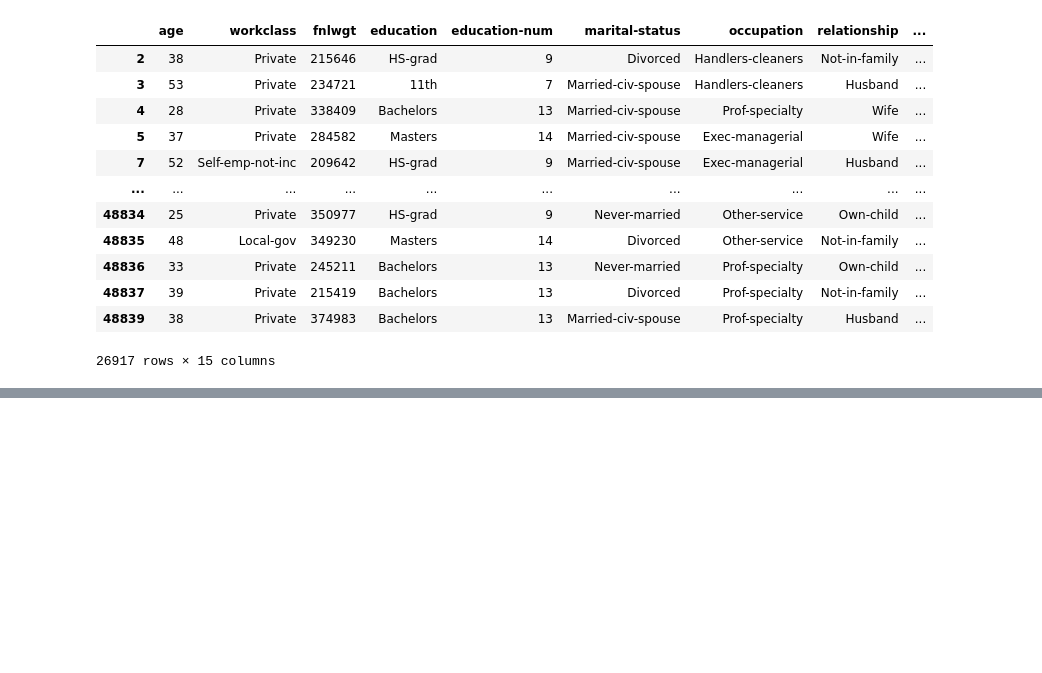
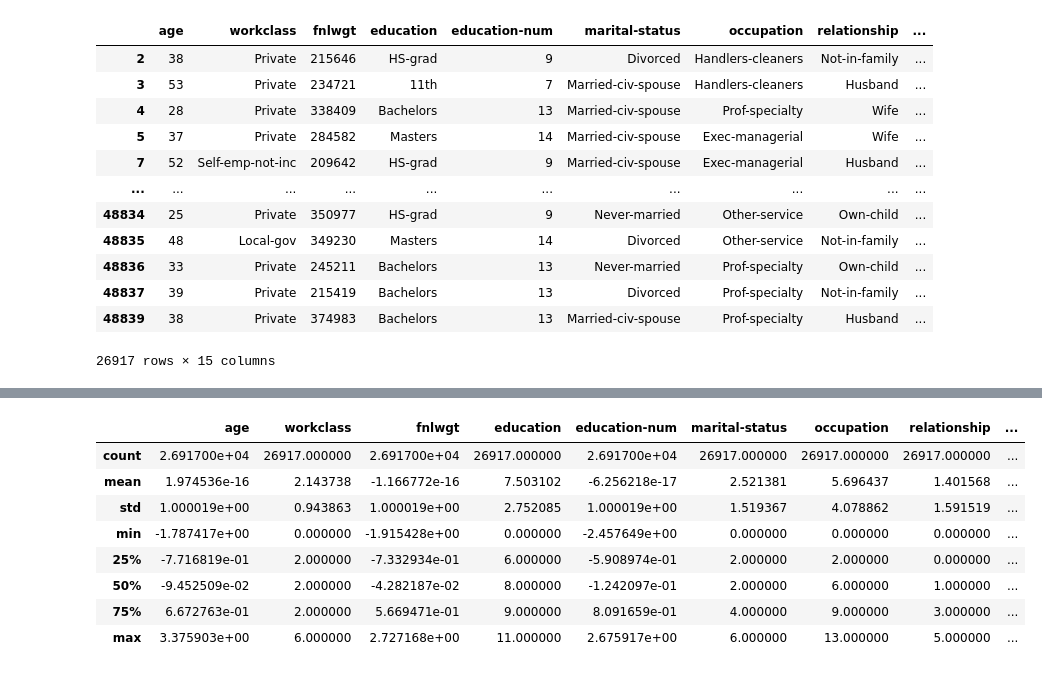
Before and after one commit to RaviWella/ML_CW, a Jupyter notebook: Income_Prediction.ipynb, the cells around one changed output, grey strips where cells are left out. Saved outputs shown, nothing was run; the diff lists cells and outputs as text; code cells hidden in the pictures; blank space fills up the shorter version.

```diff
--- a/Income_Prediction.ipynb
+++ b/Income_Prediction.ipynb
@@ -292,0 +295,18 @@ cleaned_adult_df
+# %%
+from sklearn.preprocessing import LabelEncoder
+import warnings
+warnings.filterwarnings("ignore")
+
+categorical_features = ['workclass', 'education', 'marital-status', 'occupation', 'relationship', 'race', 'sex', 'native-country']
+
+Label_Encoder = {}
+
+for col in categorical_features:
+    Label_Encoder[col] = LabelEncoder()
+    cleaned_adult_df[col] = Label_Encoder[col].fit_transform(cleaned_adult_df[col])
+
+# Convert '>50K' and '>50K.' to 1, and '<=50K' and '<=50k.' to 0
+cleaned_adult_df['income'] = cleaned_adult_df['income'].replace({'>50K': 1, '>50K.': 1, '<=50K': 0, '<=50K.': 0})
+
+
+cleaned_adult_df
@@ -292,0 +345,9 @@ cleaned_adult_df
+# %%
+from sklearn.preprocessing import StandardScaler
+
+numeric_features = ['age', 'fnlwgt', 'education-num', 'capital-gain', 'capital-loss', 'hours-per-week']
+
+scaler = StandardScaler()
+cleaned_adult_df[numeric_features]= scaler.fit_transform(cleaned_adult_df[numeric_features])
+
+cleaned_adult_df
@@ -292,0 +368,12 @@ cleaned_adult_df
+# %%
+cleaned_adult_df.describe()
+# %% [output]
+|  | age | workclass | fnlwgt | education | education-num | marital-status | occupation | relationship | ... |
+| count | 2.691700e+04 | 26917.000000 | 2.691700e+04 | 26917.000000 | 2.691700e+04 | 26917.000000 | 26917.000000 | 26917.000000 | ... |
+| mean | 1.974536e-16 | 2.143738 | -1.166772e-16 | 7.503102 | -6.256218e-17 | 2.521381 | 5.696437 | 1.401568 | ... |
+| std | 1.000019e+00 | 0.943863 | 1.000019e+00 | 2.752085 | 1.000019e+00 | 1.519367 | 4.078862 | 1.591519 | ... |
+| min | -1.787417e+00 | 0.000000 | -1.915428e+00 | 0.000000 | -2.457649e+00 | 0.000000 | 0.000000 | 0.000000 | ... |
+| 25% | -7.716819e-01 | 2.000000 | -7.332934e-01 | 6.000000 | -5.908974e-01 | 2.000000 | 2.000000 | 0.000000 | ... |
+| 50% | -9.452509e-02 | 2.000000 | -4.282187e-02 | 8.000000 | -1.242097e-01 | 2.000000 | 6.000000 | 1.000000 | ... |
+| 75% | 6.672763e-01 | 2.000000 | 5.669471e-01 | 9.000000 | 8.091659e-01 | 4.000000 | 9.000000 | 3.000000 | ... |
+| max | 3.375903e+00 | 6.000000 | 2.727168e+00 | 11.000000 | 2.675917e+00 | 6.000000 | 13.000000 | 5.000000 | ... |
```
Also changed, not shown: parts of 6 cells of this notebook.
